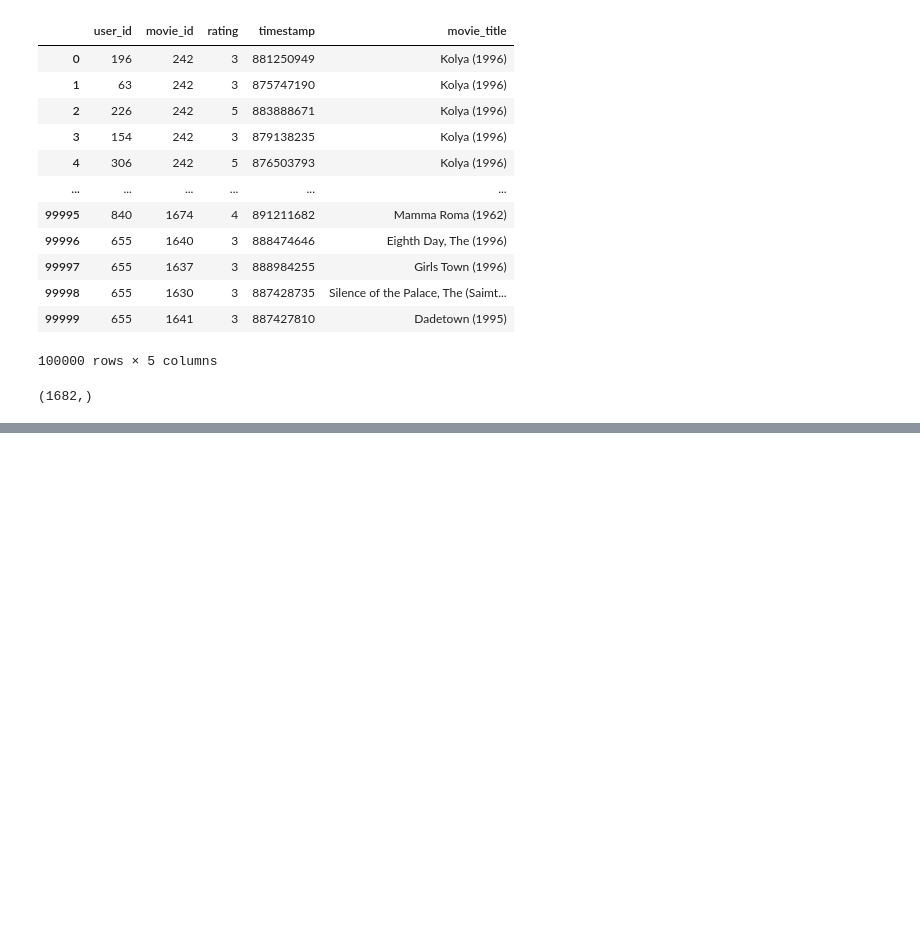
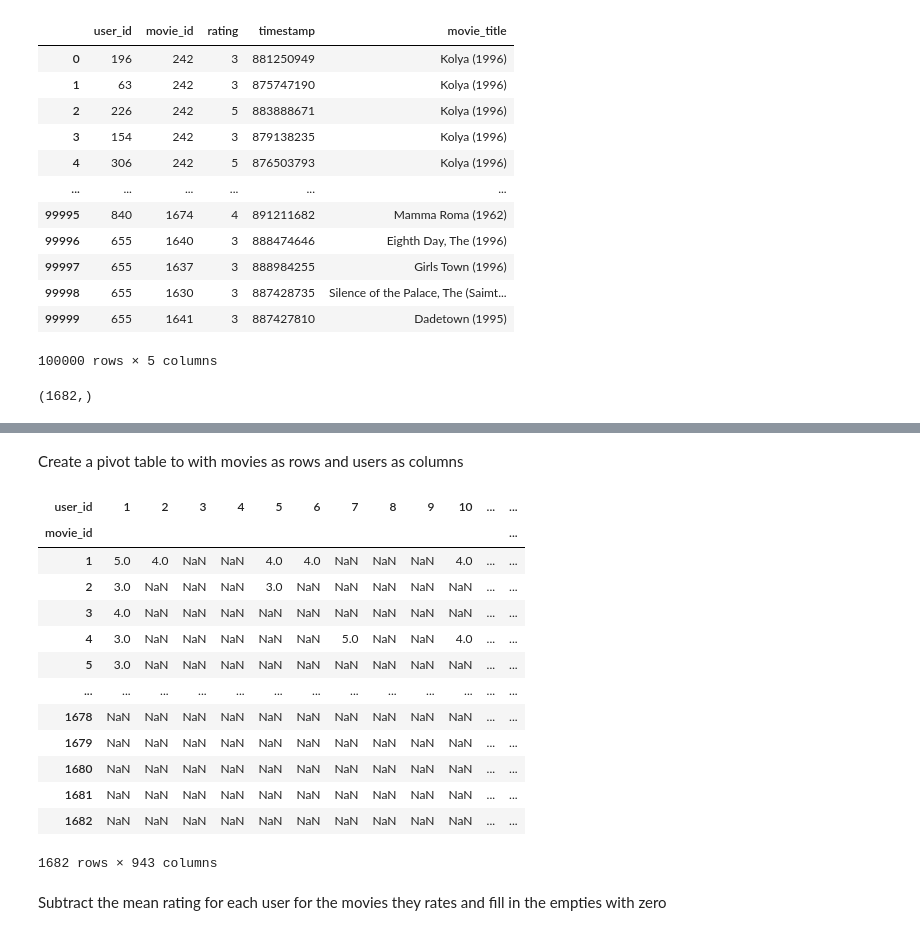
Before and after one commit to harpalsahota/DataScience, a Jupyter notebook: Theory/recommender_systems/collaborative_filtering/item_based_colab.ipynb, the cells around one changed output, grey strips where cells are left out. Cells and saved outputs as stored; diff of their text form; code cells hidden in the pictures; blank space fills up the shorter version.

Commit message:
completed item-item sim

```diff
--- a/Theory/recommender_systems/collaborative_filtering/item_based_colab.ipynb
+++ b/Theory/recommender_systems/collaborative_filtering/item_based_colab.ipynb
@@ -252,0 +41,22 @@ movie_titles[movie_titles.movie_title.str.contains('Star')]
+# %% [markdown]
+Create a pivot table to with movies as rows and users as columns
+# %%
+item_user = ratings.pivot_table(index='movie_id', columns='user_id', values='rating')
+item_user
+# %% [output]
+| user_id | 1 | 2 | 3 | 4 | 5 | 6 | 7 | 8 | 9 | 10 | ... | ... |
+| movie_id |  |  |  |  |  |  |  |  |  |  |  | ... |
+| 1 | 5.0 | 4.0 | NaN | NaN | 4.0 | 4.0 | NaN | NaN | NaN | 4.0 | ... | ... |
+| 2 | 3.0 | NaN | NaN | NaN | 3.0 | NaN | NaN | NaN | NaN | NaN | ... | ... |
+| 3 | 4.0 | NaN | NaN | NaN | NaN | NaN | NaN | NaN | NaN | NaN | ... | ... |
+| 4 | 3.0 | NaN | NaN | NaN | NaN | NaN | 5.0 | NaN | NaN | 4.0 | ... | ... |
+| 5 | 3.0 | NaN | NaN | NaN | NaN | NaN | NaN | NaN | NaN | NaN | ... | ... |
+| ... | ... | ... | ... | ... | ... | ... | ... | ... | ... | ... | ... | ... |
+| 1678 | NaN | NaN | NaN | NaN | NaN | NaN | NaN | NaN | NaN | NaN | ... | ... |
+| 1679 | NaN | NaN | NaN | NaN | NaN | NaN | NaN | NaN | NaN | NaN | ... | ... |
+| 1680 | NaN | NaN | NaN | NaN | NaN | NaN | NaN | NaN | NaN | NaN | ... | ... |
+| 1681 | NaN | NaN | NaN | NaN | NaN | NaN | NaN | NaN | NaN | NaN | ... | ... |
+| 1682 | NaN | NaN | NaN | NaN | NaN | NaN | NaN | NaN | NaN | NaN | ... | ... |
+1682 rows × 943 columns
+# %% [markdown]
+Subtract the mean rating for each user for the movies they rates and fill in the empties with zero
```
Also changed, not shown: parts of 48 cells of this notebook.
